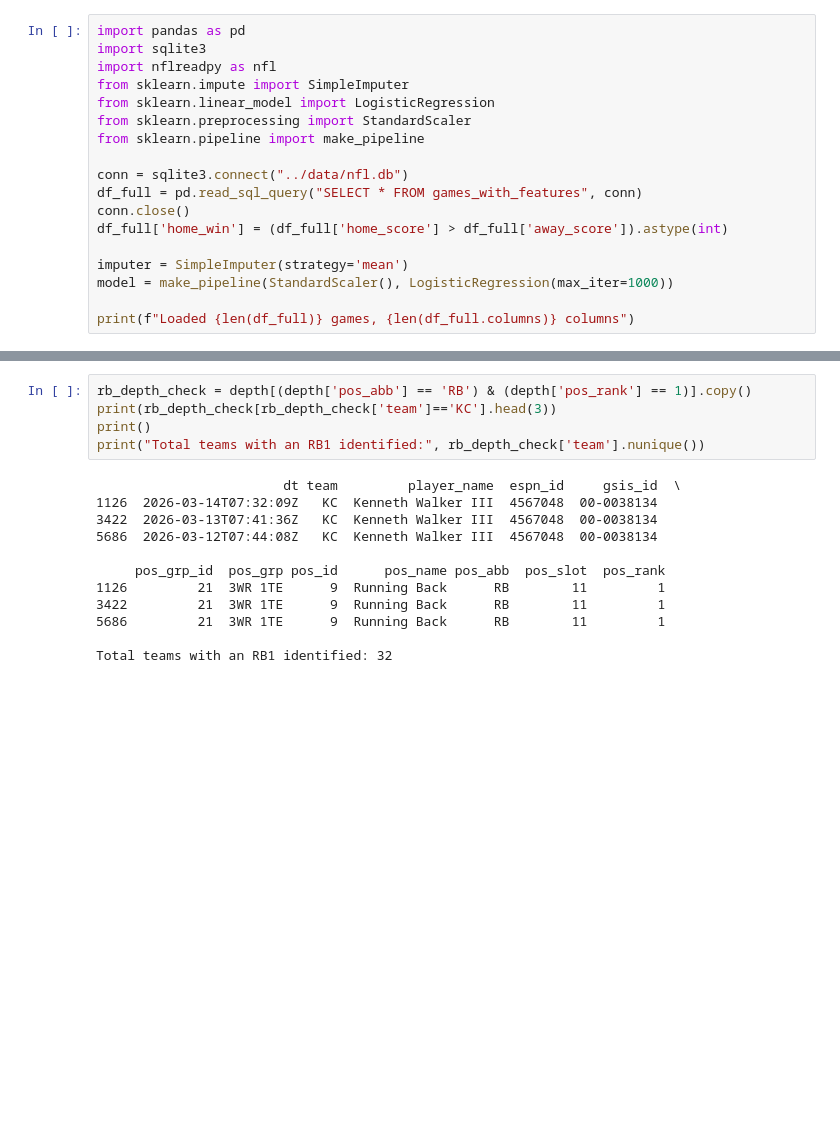
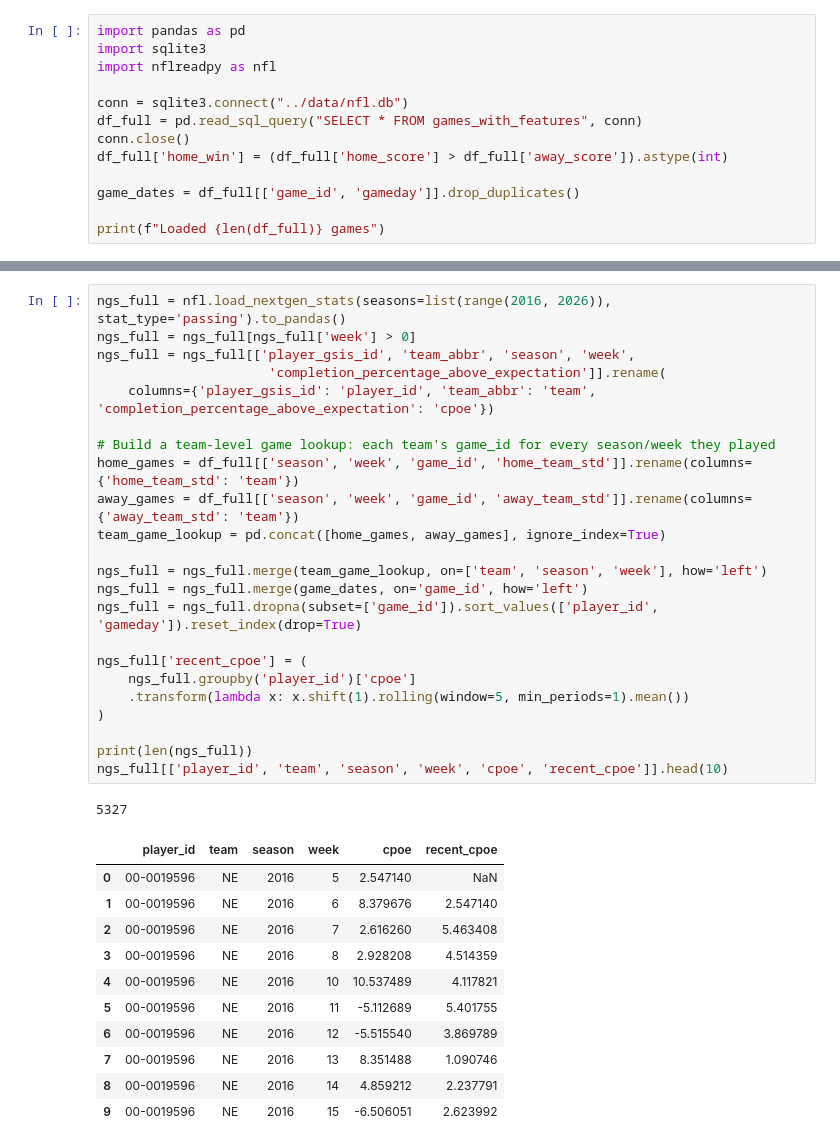
Before and after one commit to mldreiling14/NFL_Betting, a Jupyter notebook: notebooks/scratch.ipynb, the cells around one changed output, grey strips where cells are left out. Cells and saved outputs as stored; diff of their text form; blank space fills up the shorter version.

```diff
--- a/notebooks/scratch.ipynb
+++ b/notebooks/scratch.ipynb
@@ -2,18 +357,13 @@
 import pandas as pd
 import sqlite3
 import nflreadpy as nfl
-from sklearn.impute import SimpleImputer
-from sklearn.linear_model import LogisticRegression
-from sklearn.preprocessing import StandardScaler
-from sklearn.pipeline import make_pipeline
 
 conn = sqlite3.connect("../data/nfl.db")
 df_full = pd.read_sql_query("SELECT * FROM games_with_features", conn)
 conn.close()
 df_full['home_win'] = (df_full['home_score'] > df_full['away_score']).astype(int)
 
-imputer = SimpleImputer(strategy='mean')
-model = make_pipeline(StandardScaler(), LogisticRegression(max_iter=1000))
+game_dates = df_full[['game_id', 'gameday']].drop_duplicates()
 
-print(f"Loaded {len(df_full)} games, {len(df_full.columns)} columns")
+print(f"Loaded {len(df_full)} games")
 # %% [output]
@@ -54,17 +371,36 @@ FEATURE_COLS = [
-# %%
-rb_depth_check = depth[(depth['pos_abb'] == 'RB') & (depth['pos_rank'] == 1)].copy()
-print(rb_depth_check[rb_depth_check['team']=='KC'].head(3))
-print()
-print("Total teams with an RB1 identified:", rb_depth_check['team'].nunique())
-# %% [output]
-                        dt team         player_name  espn_id     gsis_id  \
-1126  2026-03-14T07:32:09Z   KC  Kenneth Walker III  4567048  00-0038134
-3422  2026-03-13T07:41:36Z   KC  Kenneth Walker III  4567048  00-0038134
-5686  2026-03-12T07:44:08Z   KC  Kenneth Walker III  4567048  00-0038134
-
-     pos_grp_id  pos_grp pos_id      pos_name pos_abb  pos_slot  pos_rank
-1126         21  3WR 1TE      9  Running Back      RB        11         1
-3422         21  3WR 1TE      9  Running Back      RB        11         1
-5686         21  3WR 1TE      9  Running Back      RB        11         1
-
-Total teams with an RB1 identified: 32
+# %%
+ngs_full = nfl.load_nextgen_stats(seasons=list(range(2016, 2026)), stat_type='passing').to_pandas()
+ngs_full = ngs_full[ngs_full['week'] > 0]
+ngs_full = ngs_full[['player_gsis_id', 'team_abbr', 'season', 'week',
+                      'completion_percentage_above_expectation']].rename(
+    columns={'player_gsis_id': 'player_id', 'team_abbr': 'team', 'completion_percentage_above_expectation': 'cpoe'})
+
+# Build a team-level game lookup: each team's game_id for every season/week they played
+home_games = df_full[['season', 'week', 'game_id', 'home_team_std']].rename(columns={'home_team_std': 'team'})
+away_games = df_full[['season', 'week', 'game_id', 'away_team_std']].rename(columns={'away_team_std': 'team'})
+team_game_lookup = pd.concat([home_games, away_games], ignore_index=True)
+
+ngs_full = ngs_full.merge(team_game_lookup, on=['team', 'season', 'week'], how='left')
+ngs_full = ngs_full.merge(game_dates, on='game_id', how='left')
+ngs_full = ngs_full.dropna(subset=['game_id']).sort_values(['player_id', 'gameday']).reset_index(drop=True)
+
+ngs_full['recent_cpoe'] = (
+    ngs_full.groupby('player_id')['cpoe']
+    .transform(lambda x: x.shift(1).rolling(window=5, min_periods=1).mean())
+)
+
+print(len(ngs_full))
+ngs_full[['player_id', 'team', 'season', 'week', 'cpoe', 'recent_cpoe']].head(10)
+# %% [output]
+5327
+|  | player_id | team | season | week | cpoe | recent_cpoe |
+| 0 | 00-0019596 | NE | 2016 | 5 | 2.547140 | NaN |
+| 1 | 00-0019596 | NE | 2016 | 6 | 8.379676 | 2.547140 |
+| 2 | 00-0019596 | NE | 2016 | 7 | 2.616260 | 5.463408 |
+| 3 | 00-0019596 | NE | 2016 | 8 | 2.928208 | 4.514359 |
+| 4 | 00-0019596 | NE | 2016 | 10 | 10.537489 | 4.117821 |
+| 5 | 00-0019596 | NE | 2016 | 11 | -5.112689 | 5.401755 |
+| 6 | 00-0019596 | NE | 2016 | 12 | -5.515540 | 3.869789 |
+| 7 | 00-0019596 | NE | 2016 | 13 | 8.351488 | 1.090746 |
+| 8 | 00-0019596 | NE | 2016 | 14 | 4.859212 | 2.237791 |
+| 9 | 00-0019596 | NE | 2016 | 15 | -6.506051 | 2.623992 |
```
Also changed, not shown: parts of 15 cells of this notebook, 7 other files.
